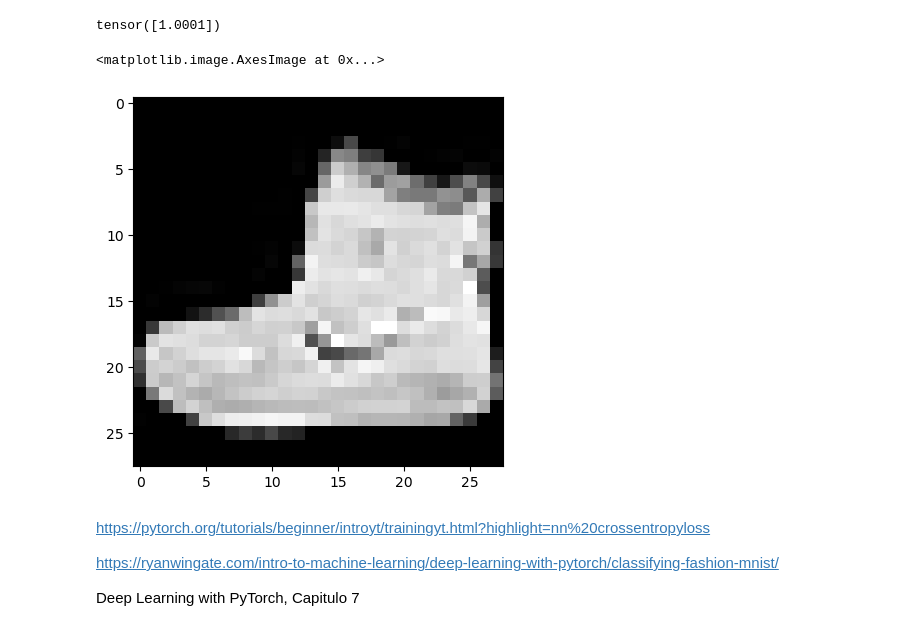
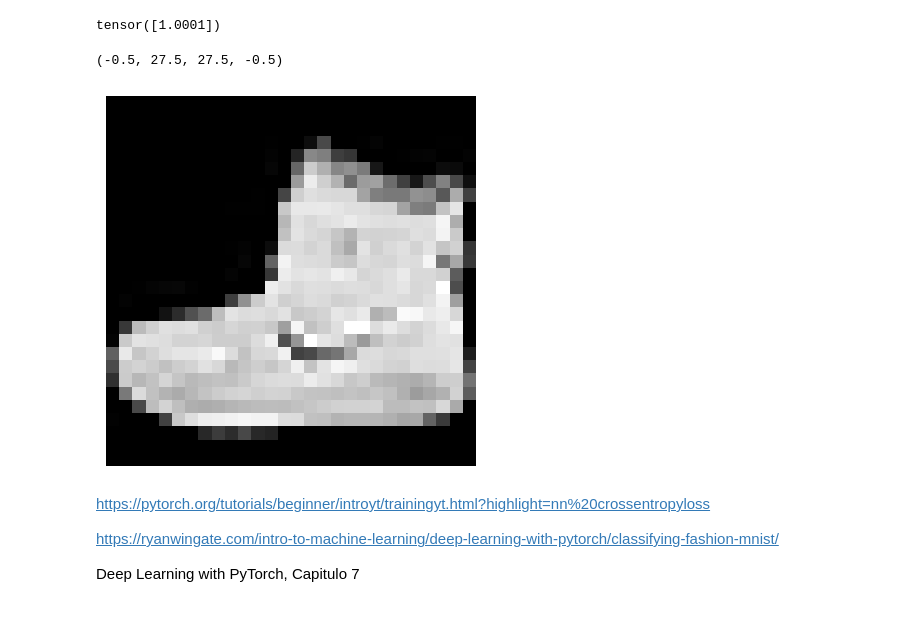
Before and after one commit to kevmansilla/redes-neuronales-trabajos, a Jupyter notebook: TP2/redes_neuronales_2024_guia_12.ipynb, the cells around one changed output. Drawn from its saved outputs; the diff is of its cells as text; code cells hidden in the pictures.

```diff
--- a/TP2/redes_neuronales_2024_guia_12.ipynb
+++ b/TP2/redes_neuronales_2024_guia_12.ipynb
@@ -119,9 +122,10 @@ validloader = torch.utils.data.DataLoader(valid_data,
 imgs, label = train_data[0]
 # %%
 plt.imshow(imgs.squeeze(), cmap='gray')
+plt.axis('off')
 # %% [output]
-<matplotlib.image.AxesImage at 0x...>
+(-0.5, 27.5, 27.5, -0.5)
-[figure, old version]
+[figure, new version]
 # %% [markdown]
 https://pytorch.org/tutorials/beginner/introyt/trainingyt.html?highlight=nn%20crossentropyloss
 
```
Also changed, not shown: parts of 26 cells of this notebook, 12 other files.
